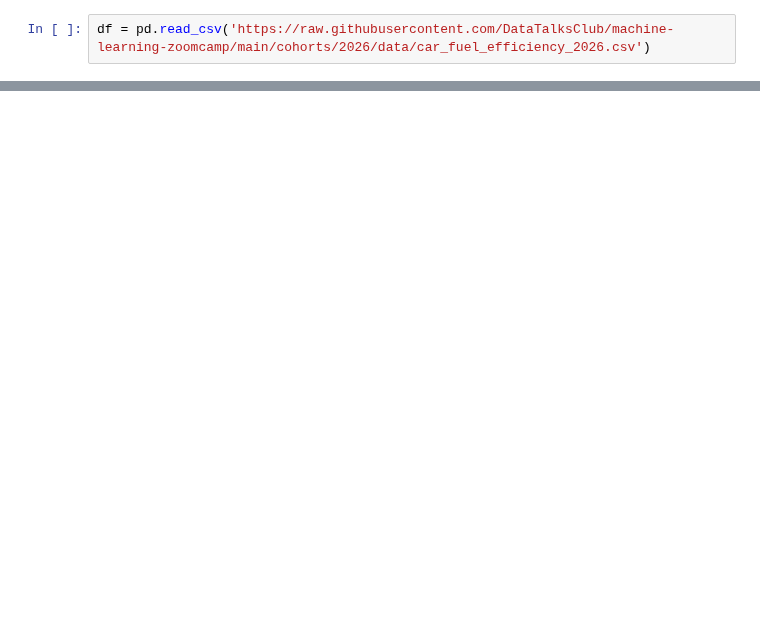
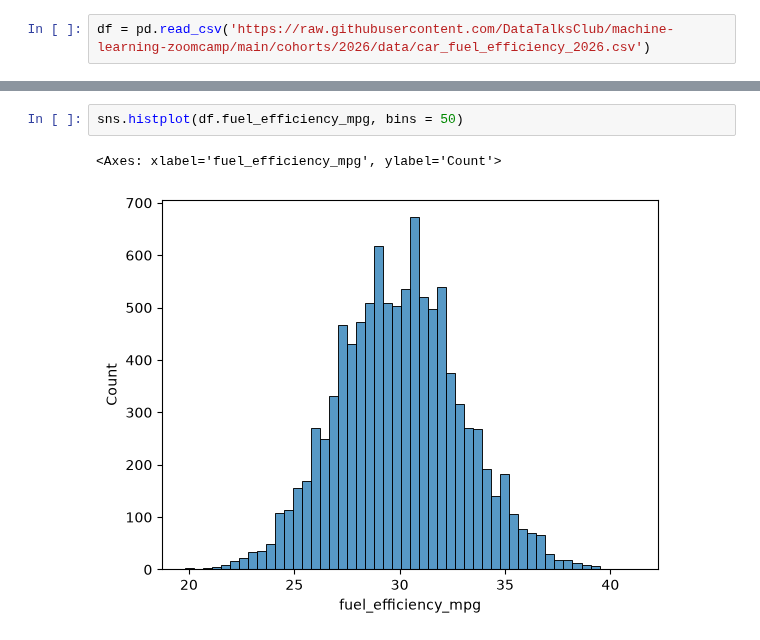
Before and after one commit to pushtaev/machine-learning-homework, a Jupyter notebook: 02-regression/Untitled.ipynb, the cells around one changed output, grey strips where cells are left out. Cells and saved outputs as stored; diff of their text form; blank space fills up the shorter version.

```diff
--- a/02-regression/Untitled.ipynb
+++ b/02-regression/Untitled.ipynb
@@ -21,0 +18,5 @@ ModuleNotFoundError: No module named 'numpay'
+# %%
+sns.histplot(df.fuel_efficiency_mpg, bins = 50)
+# %% [output]
+<Axes: xlabel='fuel_efficiency_mpg', ylabel='Count'>
+[figure, added]
```
Also changed, not shown: parts of 26 cells of this notebook, 1 other file.
